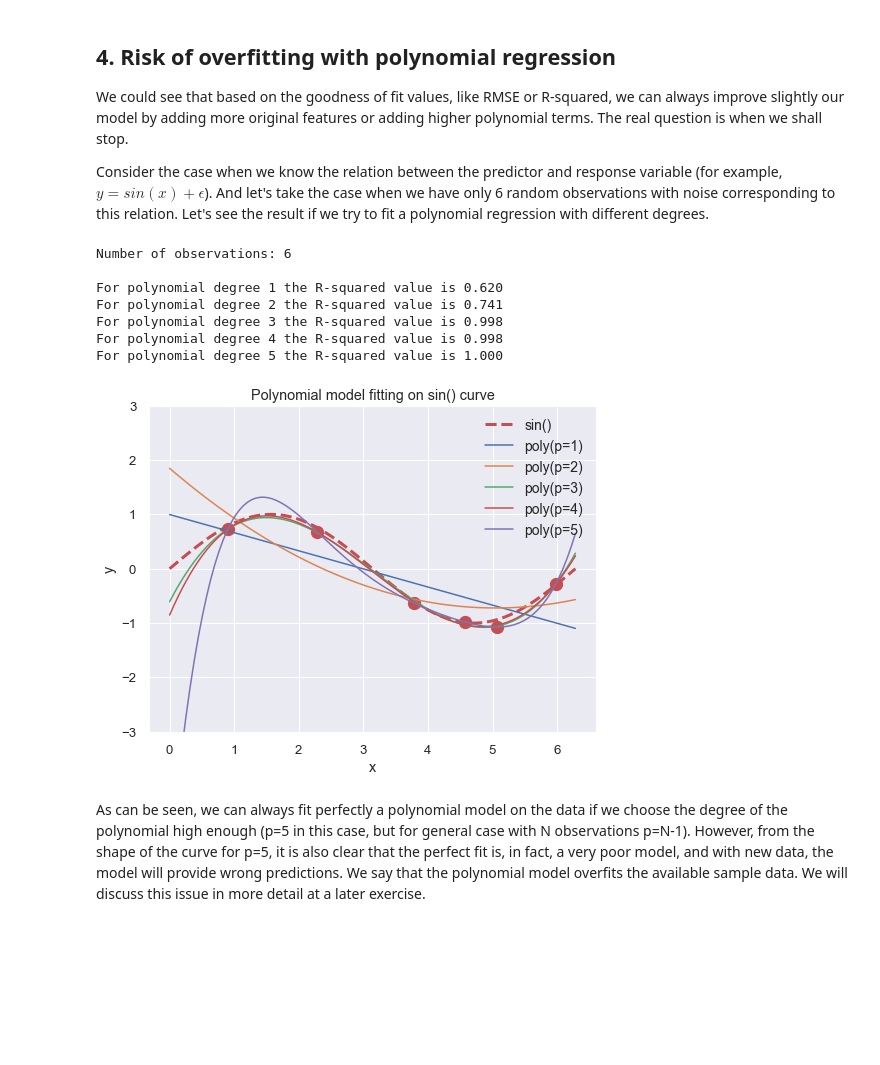
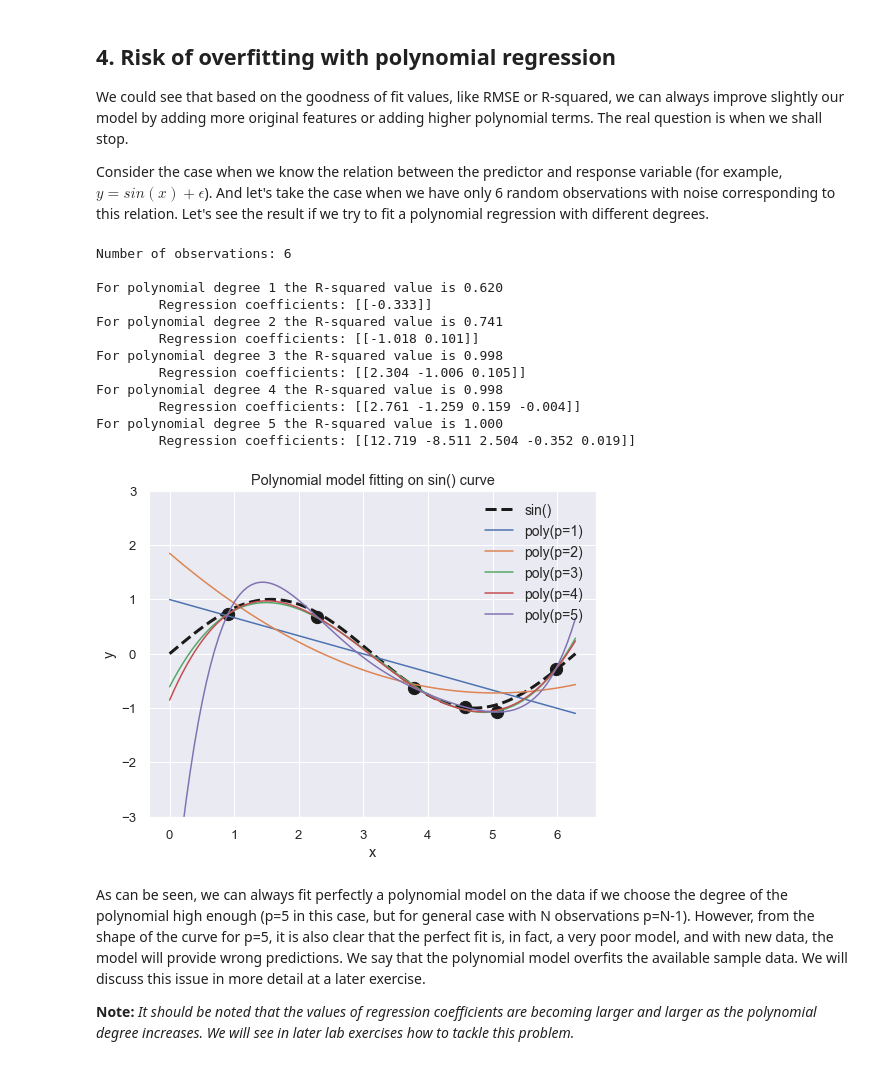
Before and after one commit to Gaushoki/Advanced-Machine-Learning, a Jupyter notebook: Vol1-LabExercises/Chapter3/Ch3-Ex11-PolynomialRegression.ipynb, the cells around one changed output. Saved outputs shown, nothing was run; the diff lists cells and outputs as text; code cells hidden in the pictures; blank space fills up the shorter version.

```diff
--- a/Vol1-LabExercises/Chapter3/Ch3-Ex11-PolynomialRegression.ipynb
+++ b/Vol1-LabExercises/Chapter3/Ch3-Ex11-PolynomialRegression.ipynb
@@ -911,38 +911,47 @@ print()
 
 plt.figure(figsize=(8,6))
 np.random.seed(seed=36)
 xplt=np.linspace(0,2*np.pi,100)
-plt.plot(xplt,np.sin(xplt),'r--',lw=3,label='sin()')
+plt.plot(xplt,np.sin(xplt),'k--',lw=3,label='sin()')
 x=np.sort(2*np.pi*np.random.rand(obs_nr,1),axis=0)
 y=np.sin(x)+np.random.normal(scale=0.1,size=obs_nr)[:,np.newaxis]
-plt.scatter(x,y,c='r',s=150)
+plt.scatter(x,y,c='k',s=150)
 
+np.set_printoptions(formatter={'float': lambda x: "{0:0.3f}".format(x)})
 poly = PolynomialFeatures(degree=1,include_bias=False)
 for p in range(1,obs_nr):
     poly.set_params(degree=p)
     X=poly.fit_transform(x)
     linregr.fit(X,y)
     xplt=np.linspace(0,2*np.pi,100)[:,np.newaxis]
     Xplt=poly.fit_transform(xplt)
     plt.plot(xplt,linregr.predict(Xplt),label='poly(p='+str(p)+')')
     print("For polynomial degree %d the R-squared value is %1.3f"%(p,linregr.score(X,y)))
+    print("\tRegression coefficients:",linregr.coef_)
 plt.legend(loc='best',fontsize=14)
 plt.ylim(-3,3)
 plt.xlabel('x')
 plt.ylabel('y')
 plt.title('Polynomial model fitting on sin() curve')
 plt.show()
 # %% [output]
 Number of observations: 6
 
 For polynomial degree 1 the R-squared value is 0.620
+        Regression coefficients: [[-0.333]]
 For polynomial degree 2 the R-squared value is 0.741
+        Regression coefficients: [[-1.018 0.101]]
 For polynomial degree 3 the R-squared value is 0.998
+        Regression coefficients: [[2.304 -1.006 0.105]]
 For polynomial degree 4 the R-squared value is 0.998
+        Regression coefficients: [[2.761 -1.259 0.159 -0.004]]
 For polynomial degree 5 the R-squared value is 1.000
+        Regression coefficients: [[12.719 -8.511 2.504 -0.352 0.019]]
-[figure, old version]
+[figure, new version]
 # %% [markdown]
 As can be seen, we can always fit perfectly a polynomial model on the data if we choose the degree of the polynomial high enough (p=5 in this case, but for general case with N observations p=N-1). However, from the shape of the curve for p=5, it is also clear that the perfect fit is, in fact, a very poor model, and with new data, the model will provide wrong predictions. We say that the polynomial model overfits the available sample data. We will discuss this issue in more detail at a later exercise.
+
+**Note:** *It should be noted that the values of regression coefficients are becoming larger and larger as the polynomial degree increases. We will see in later lab exercises how to tackle this problem.*
 # %% [markdown]
 <img src = "images/AML1-Cover.png" width = 110, align = "left" style="margin:0px 20px">
 
```
Also changed, not shown: parts of 15 cells of this notebook.
